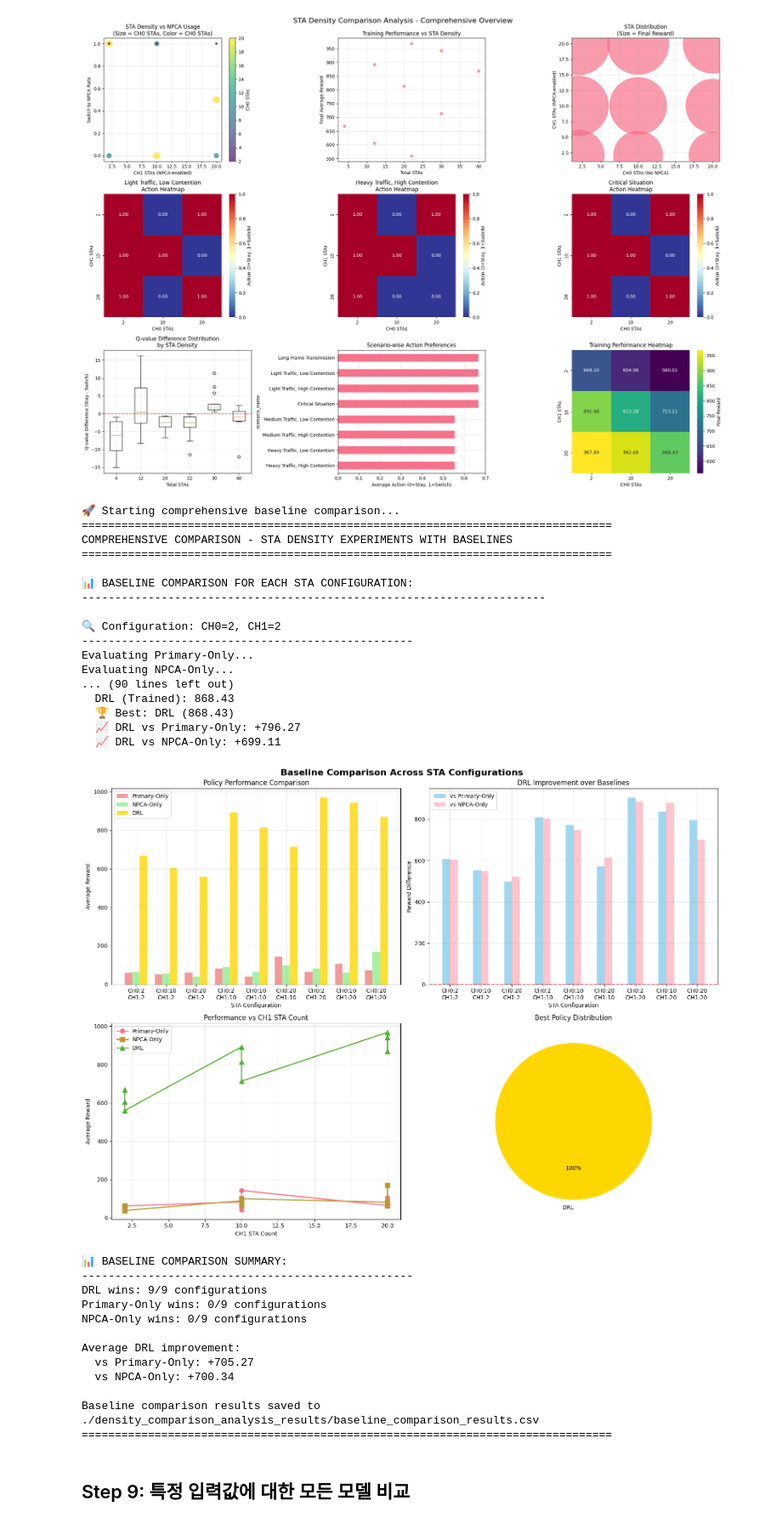
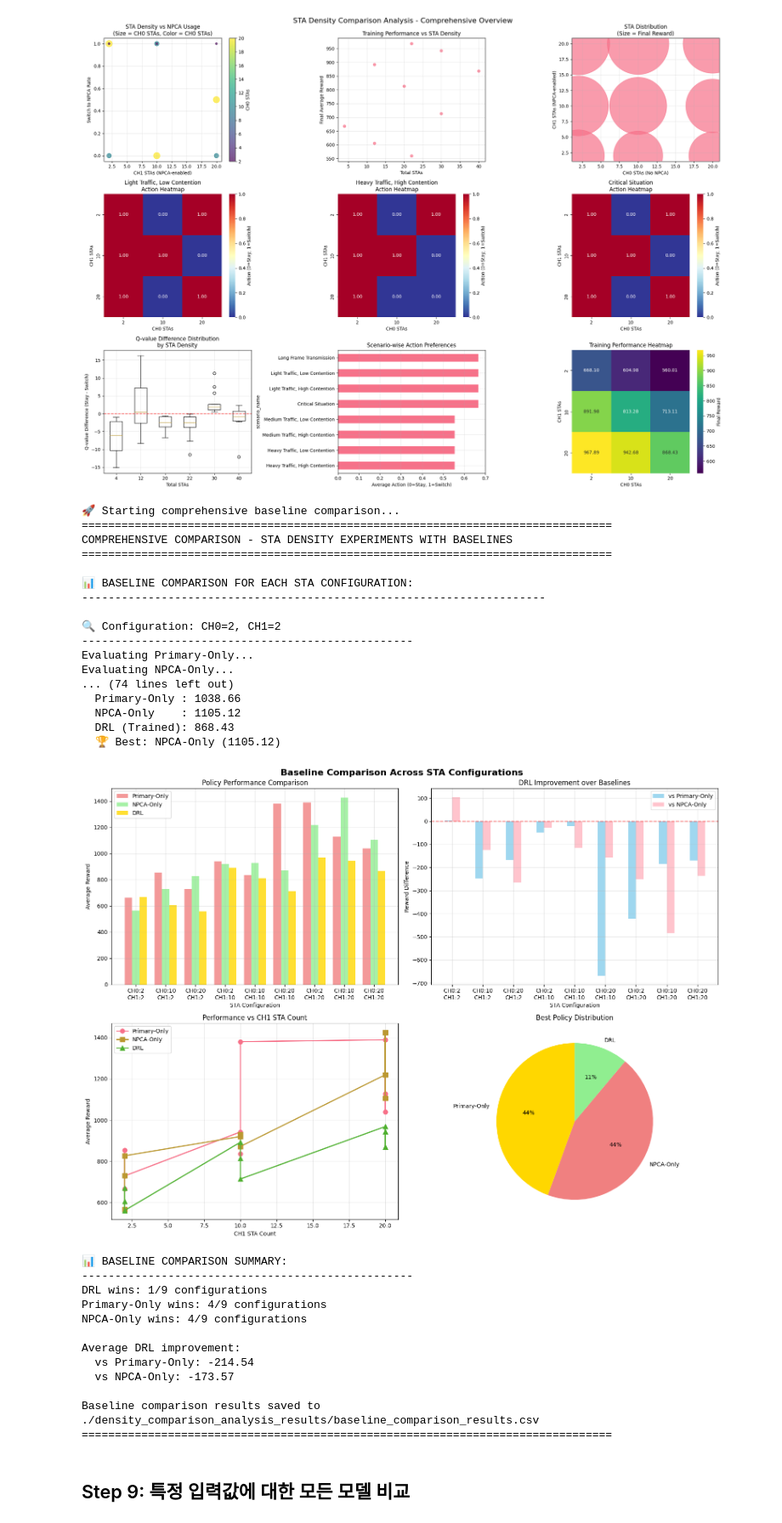
Before and after one commit to crazytb/NPCA_rein, a Jupyter notebook: main_density_comparison_analysis.ipynb, the cells around one changed output. Shown at 85% size. Saved outputs shown, nothing was run; the diff lists cells and outputs as text; code cells hidden in the pictures.

```diff
--- a/main_density_comparison_analysis.ipynb
+++ b/main_density_comparison_analysis.ipynb
@@ -465,6 +465,7 @@ plt.show()
 [figure]
 # %%
 def comprehensive_comparison_with_baselines(models_df):
+    np.random.seed(42)
     """모든 모델에 대한 종합 비교 및 baseline 비교 포함"""
     if models_df.empty:
         print("No models to compare")
@@ -532,7 +533,7 @@ def comprehensive_comparison_with_baselines(models_df):
         try:
             primary_result = evaluate_baseline_policy(
                 FixedPolicy.primary_only, "Primary-Only",
-                channels, stas_config, num_episodes=30, num_slots_per_episode=1000
+                channels, stas_config, num_episodes=30, random_ppdu=True
             )
             primary_reward = primary_result['avg_reward']
         except Exception as e:
@@ -543,7 +544,7 @@ def comprehensive_comparison_with_baselines(models_df):
         try:
             npca_result = evaluate_baseline_policy(
                 FixedPolicy.npca_only, "NPCA-Only",
-                channels, stas_config, num_episodes=30, num_slots_per_episode=1000
+                channels, stas_config, num_episodes=30, random_ppdu=True
             )
             npca_reward = npca_result['avg_reward']
         except Exception as e:
@@ -671,47 +672,47 @@ def comprehensive_comparison_with_baselines(models_df):
 
         print(f"\nAverage DRL improvement:")
         print(f"  vs Primary-Only: {avg_drl_improvement_primary:+.2f}")
         print(f"  vs NPCA-Only: {avg_drl_improvement_npca:+.2f}")
 
         # 결과를 CSV로 저장
         comparison_df.to_csv(f"{results_dir}/baseline_comparison_results.csv", index=False)
         print(f"\nBaseline comparison results saved to {results_dir}/baseline_comparison_results.csv")
 
     print("=" * 80)
 
     return baseline_comparison_results
 
 # 실행
 print("🚀 Starting comprehensive baseline comparison...")
 baseline_results = comprehensive_comparison_with_baselines(models_df)
 # %% [output]
 🚀 Starting comprehensive baseline comparison...
 ================================================================================
 COMPREHENSIVE COMPARISON - STA DENSITY EXPERIMENTS WITH BASELINES
 ================================================================================
 
 📊 BASELINE COMPARISON FOR EACH STA CONFIGURATION:
 ----------------------------------------------------------------------
 
 🔍 Configuration: CH0=2, CH1=2
 --------------------------------------------------
 Evaluating Primary-Only...
 Evaluating NPCA-Only...
-... (90 lines left out)
+... (74 lines left out)
+  Primary-Only : 1038.66
+  NPCA-Only    : 1105.12
   DRL (Trained): 868.43
-  🏆 Best: DRL (868.43)
-  📈 DRL vs Primary-Only: +796.27
-  📈 DRL vs NPCA-Only: +699.11
+  🏆 Best: NPCA-Only (1105.12)
-[figure, old version]
+[figure, new version]
 📊 BASELINE COMPARISON SUMMARY:
 --------------------------------------------------
-DRL wins: 9/9 configurations
-Primary-Only wins: 0/9 configurations
-NPCA-Only wins: 0/9 configurations
+DRL wins: 1/9 configurations
+Primary-Only wins: 4/9 configurations
+NPCA-Only wins: 4/9 configurations
 
 Average DRL improvement:
-  vs Primary-Only: +705.27
-  vs NPCA-Only: +700.34
+  vs Primary-Only: -214.54
+  vs NPCA-Only: -173.57
 
 Baseline comparison results saved to ./density_comparison_analysis_results/baseline_comparison_results.csv
 ================================================================================
```
Also changed, not shown: 7 other files.
